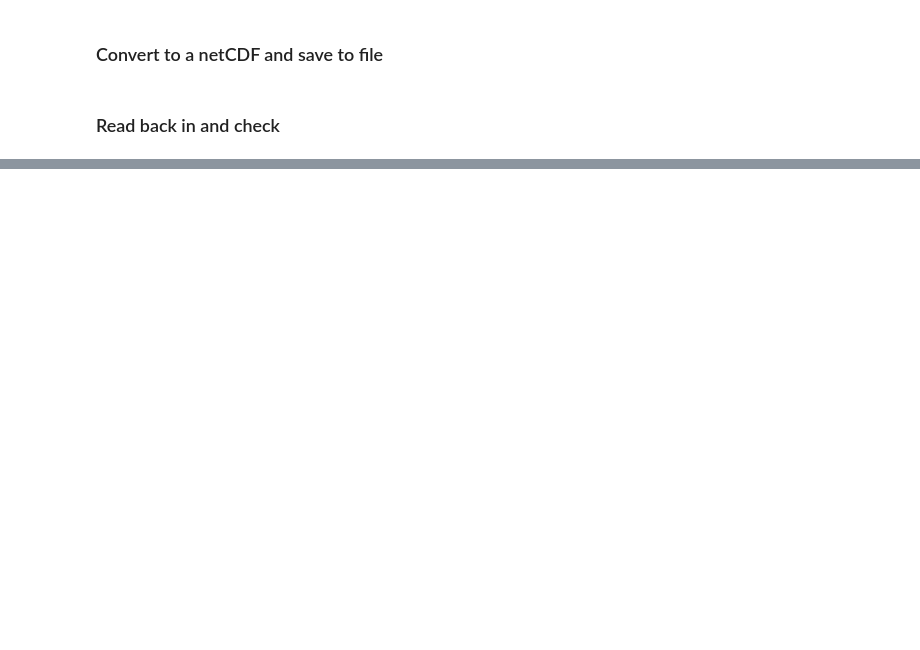
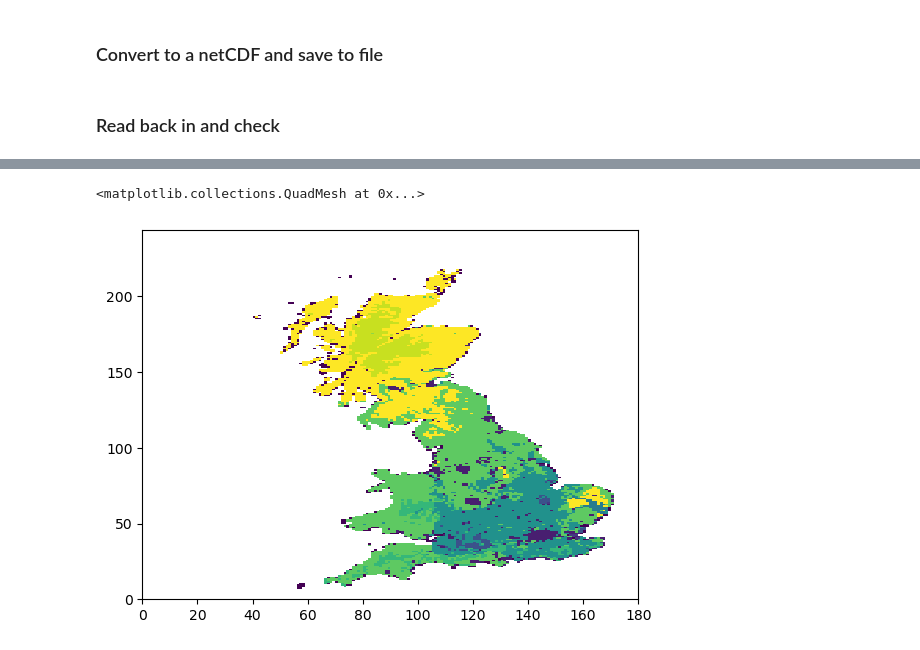
Before and after one commit to masher92/FutureFlood, a Jupyter notebook: ProcessSoilData/HydraulicConductivityConversion.ipynb, the cells around one changed output, grey strips where cells are left out. Drawn from its saved outputs; the diff is of its cells as text; code cells hidden in the pictures; blank space fills up the shorter version.

```diff
--- a/ProcessSoilData/HydraulicConductivityConversion.ipynb
+++ b/ProcessSoilData/HydraulicConductivityConversion.ipynb
@@ -211,0 +460,5 @@ test =filter_closer_to_catchment(hk_in, this_catchment_poly, True, this_catchmen
+# %%
+plt.pcolormesh(test_texture_5km['mode'], cmap = 'viridis')
+# %% [output]
+<matplotlib.collections.QuadMesh at 0x...>
+[figure, added]
```
Also changed, not shown: parts of 34 cells of this notebook, 17 other files.
